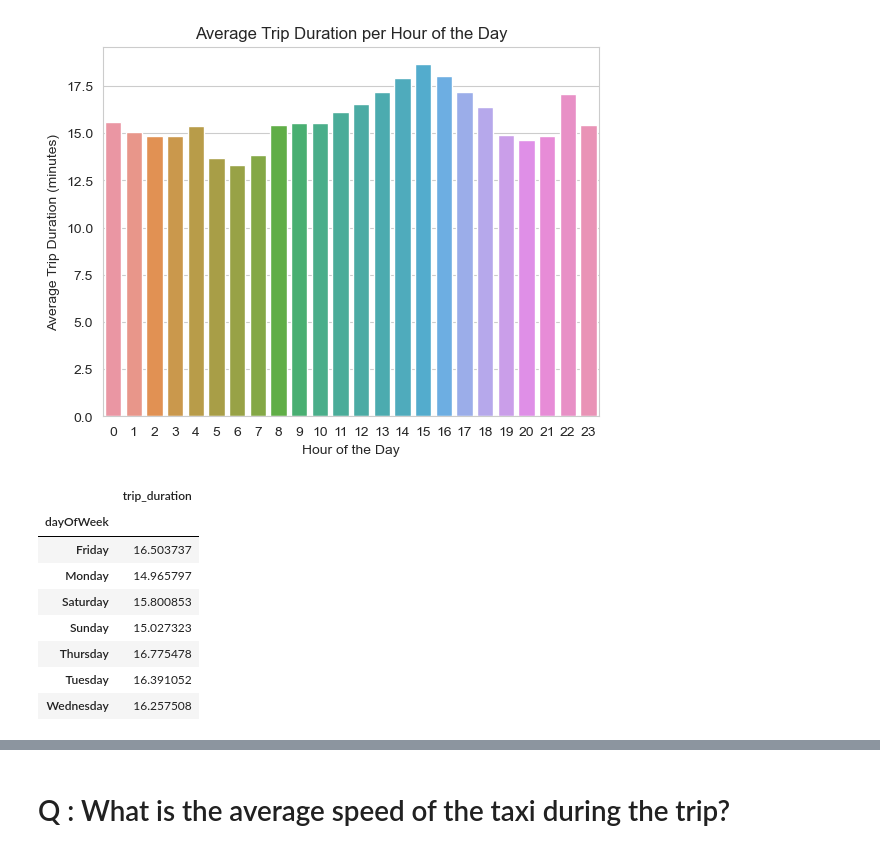
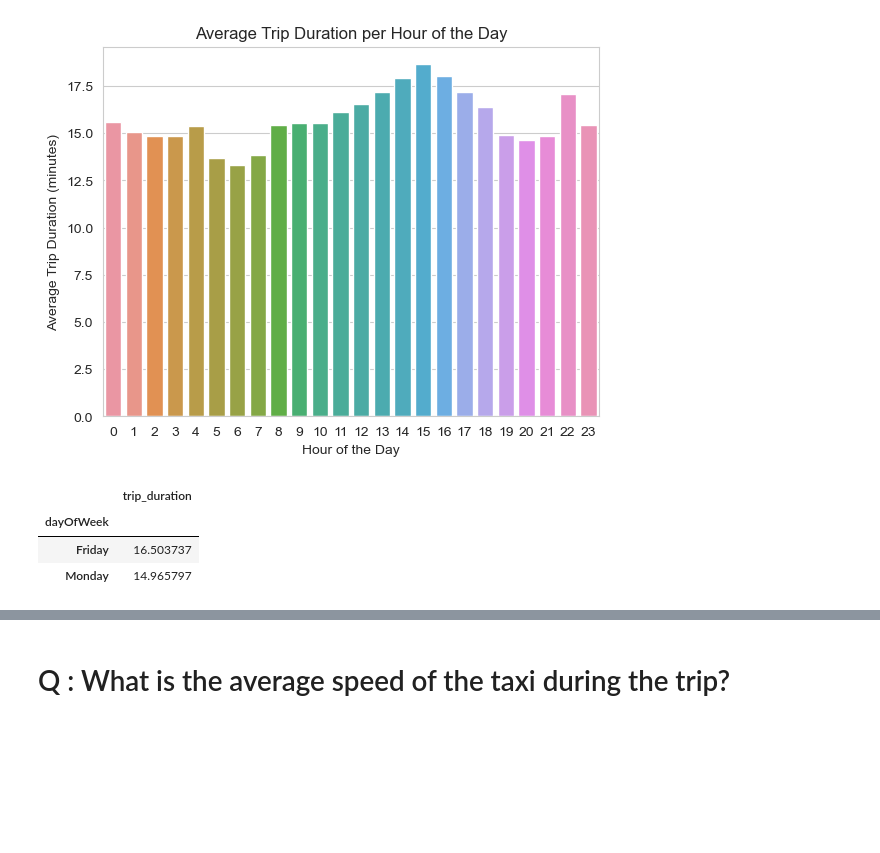
Before and after one commit to darklord-57/darklord, a Jupyter notebook: data_analysis/cab_trip/cab_eda.ipynb, the cells around one changed output, grey strips where cells are left out. Cells and saved outputs as stored; diff of their text form; code cells hidden in the pictures; blank space fills up the shorter version.

```diff
--- a/data_analysis/cab_trip/cab_eda.ipynb
+++ b/data_analysis/cab_trip/cab_eda.ipynb
@@ -182,17 +180,12 @@ plt.show()
 time_df['dayOfWeek'] = time_df['pickup_datetime'].apply(lambda x:x.strftime('%A'))
 # %%
 dayOfWeek_df = time_df.groupby('dayOfWeek').mean()[['trip_duration']]
-dayOfWeek_df
+dayOfWeek_df.head(2)
 # %% [output]
 |  | trip_duration |
 | dayOfWeek |  |
 | Friday | 16.503737 |
 | Monday | 14.965797 |
-| Saturday | 15.800853 |
-| Sunday | 15.027323 |
-| Thursday | 16.775478 |
-| Tuesday | 16.391052 |
-| Wednesday | 16.257508 |
 # %%
 sns.barplot(x=dayOfWeek_df.index,
             y=[i[0] for i in dayOfWeek_df.values])
```
Also changed, not shown: parts of 35 cells of this notebook, 2 other files.
